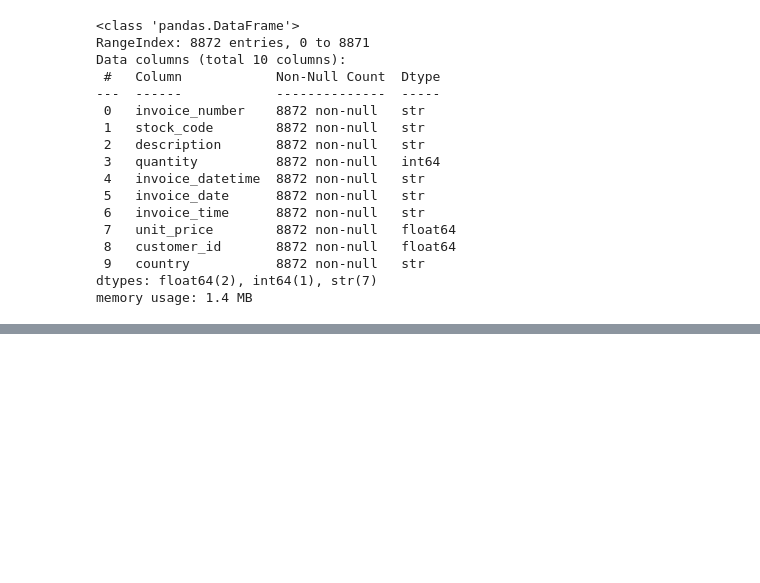
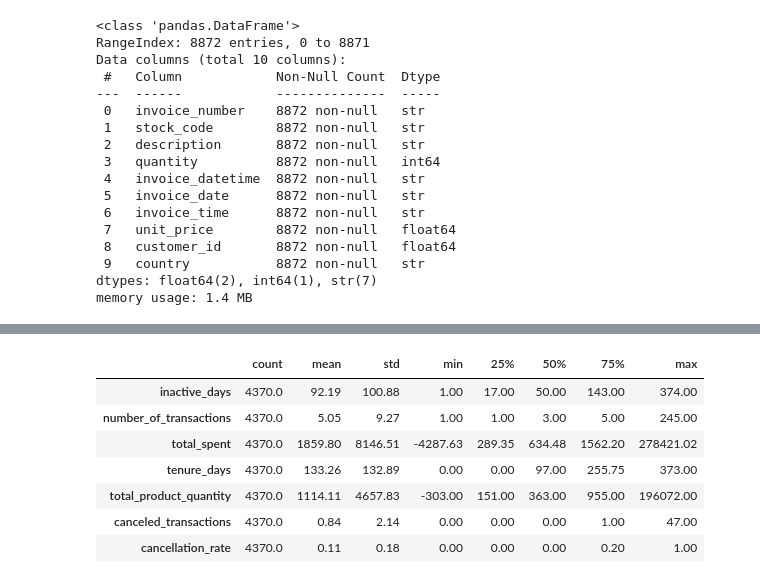
Before and after one commit to RV01011001/project_1-customer-segmentation, a Jupyter notebook: notebooks/04_feature_selection_and_engineering.ipynb, the cells around one changed output, grey strips where cells are left out. Saved outputs shown, nothing was run; the diff lists cells and outputs as text; code cells hidden in the pictures; blank space fills up the shorter version.

```diff
--- a/notebooks/04_feature_selection_and_engineering.ipynb
+++ b/notebooks/04_feature_selection_and_engineering.ipynb
@@ -130,0 +205,12 @@ memory usage: 1.4 MB
+# %%
+feature_df_info = feature_df.set_index('customer_id')
+feature_df_info.describe().round(2).T
+# %% [output]
+|  | count | mean | std | min | 25% | 50% | 75% | max |
+| inactive_days | 4370.0 | 92.19 | 100.88 | 1.00 | 17.00 | 50.00 | 143.00 | 374.00 |
+| number_of_transactions | 4370.0 | 5.05 | 9.27 | 1.00 | 1.00 | 3.00 | 5.00 | 245.00 |
+| total_spent | 4370.0 | 1859.80 | 8146.51 | -4287.63 | 289.35 | 634.48 | 1562.20 | 278421.02 |
+| tenure_days | 4370.0 | 133.26 | 132.89 | 0.00 | 0.00 | 97.00 | 255.75 | 373.00 |
+| total_product_quantity | 4370.0 | 1114.11 | 4657.83 | -303.00 | 151.00 | 363.00 | 955.00 | 196072.00 |
+| canceled_transactions | 4370.0 | 0.84 | 2.14 | 0.00 | 0.00 | 0.00 | 1.00 | 47.00 |
+| cancellation_rate | 4370.0 | 0.11 | 0.18 | 0.00 | 0.00 | 0.00 | 0.20 | 1.00 |
```
Also changed, not shown: parts of 17 cells of this notebook, 2 other files.
